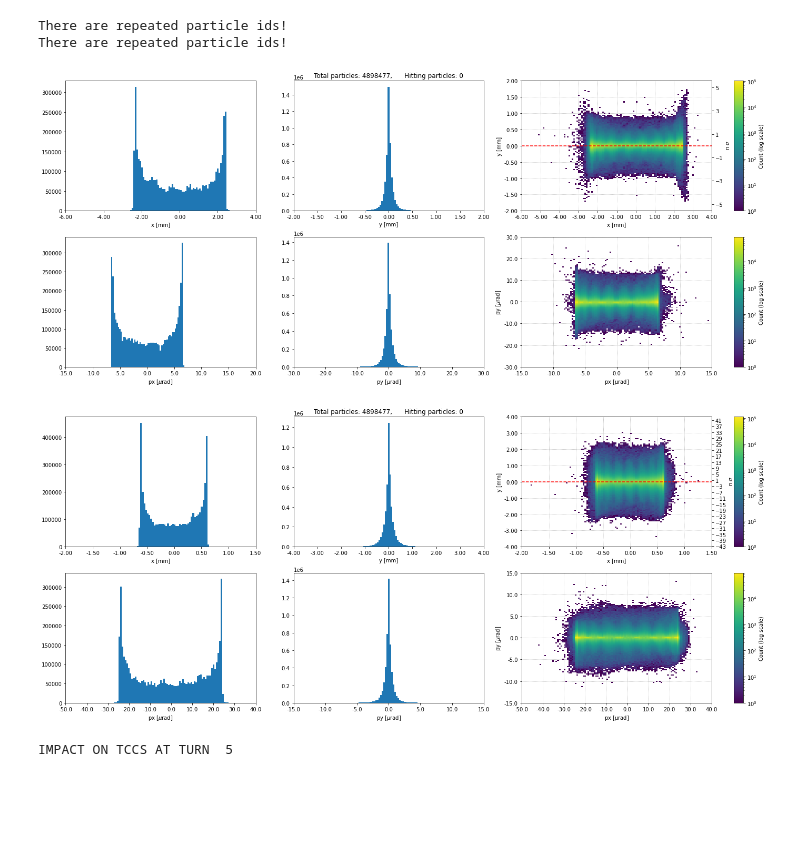
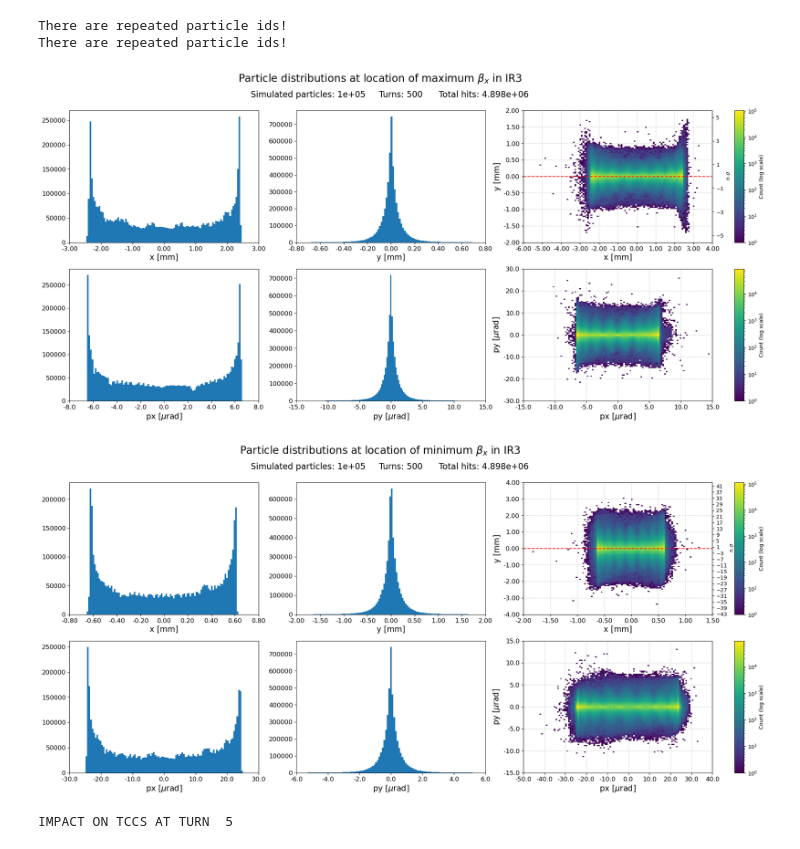
Before and after one commit to chiaramaccani/two_cryst_sim, a Jupyter notebook: GR_sim/GR_ana.ipynb, the cells around one changed output. Cells and saved outputs as stored; diff of their text form; code cells hidden in the pictures; blank space fills up the shorter version.

```diff
--- a/GR_sim/GR_ana.ipynb
+++ b/GR_sim/GR_ana.ipynb
@@ -912,3 +956,11 @@ MAX_BETA_B2V.compute_impact_particles(lines= False)
 # %%
-MIN_BETA_B2V.compute_impact_particles(lines= False)
+fig, ax = MIN_BETA_B2V.compute_impact_particles(lines= False, percentile = 0.1, return_fig = True)
+for a in ax:
+        a.tick_params(axis='both', which='major', labelsize=12)
+        a.set_xlabel(a.get_xlabel(), fontsize=15)  # Set x-axis label font size
+        a.set_ylabel(a.get_ylabel(), fontsize=15)
+a = ax[2].get_children()
+ax[1].set_title(f'Simulated particles: {100000:.0e}     Turns: 500      Total hits: {len(MIN_BETA_B2V.data):.3e} \n ', fontsize=16)
+fig.suptitle(r'Particle distributions at location of minimum $\beta_y$ in IR3 ', fontsize=20)
+fig.savefig('./Plots/MIN_BETA_B2V.png')
 # %% [output]
@@ -945,13 +1016,29 @@ MIN_BETA_B2H.load_particles(B2H, df_key = 'MIN_BETA')
 There are repeated particle ids!
 There are repeated particle ids!
 # %%
-MAX_BETA_B2H.compute_impact_particles(lines= False)
+fig, ax = MAX_BETA_B2H.compute_impact_particles(lines= False, return_fig = True, percentile = 0.1)
+for a in ax:
+        a.tick_params(axis='both', which='major', labelsize=12)
+        a.set_xlabel(a.get_xlabel(), fontsize=15)  # Set x-axis label font size
+        a.set_ylabel(a.get_ylabel(), fontsize=15)
+a = ax[2].get_children()
+ax[1].set_title(f'Simulated particles: {100000:.0e}     Turns: 500      Total hits: {len(MAX_BETA_B2H.data):.3e} \n ', fontsize=16)
+fig.suptitle(r'Particle distributions at location of maximum $\beta_x$ in IR3 ', fontsize=20)
+fig.savefig('./Plots/MAX_BETA_B2H.png')
 # %% [output]
-[figure, old version]
+[figure, new version]
 # %%
-MIN_BETA_B2H.compute_impact_particles(lines= False)
+fig, ax = MIN_BETA_B2H.compute_impact_particles(lines= False, return_fig = True, percentile = 0.1)
+for a in ax:
+        a.tick_params(axis='both', which='major', labelsize=12)
+        a.set_xlabel(a.get_xlabel(), fontsize=15)  # Set x-axis label font size
+        a.set_ylabel(a.get_ylabel(), fontsize=15)
+a = ax[2].get_children()
+ax[1].set_title(f'Simulated particles: {100000:.0e}     Turns: 500      Total hits: {len(MIN_BETA_B2H.data):.3e} \n ', fontsize=16)
+fig.suptitle(r'Particle distributions at location of minimum $\beta_x$ in IR3 ', fontsize=20)
+fig.savefig('./Plots/MIN_BETA_B2H.png')
 # %% [output]
-[figure, old version]
+[figure, new version]
 # %%
 plot_at_turn_simple(MAX_BETA_B2H,  5)
 # %% [output]
```
Also changed, not shown: parts of 14 cells of this notebook, 13 other files.
